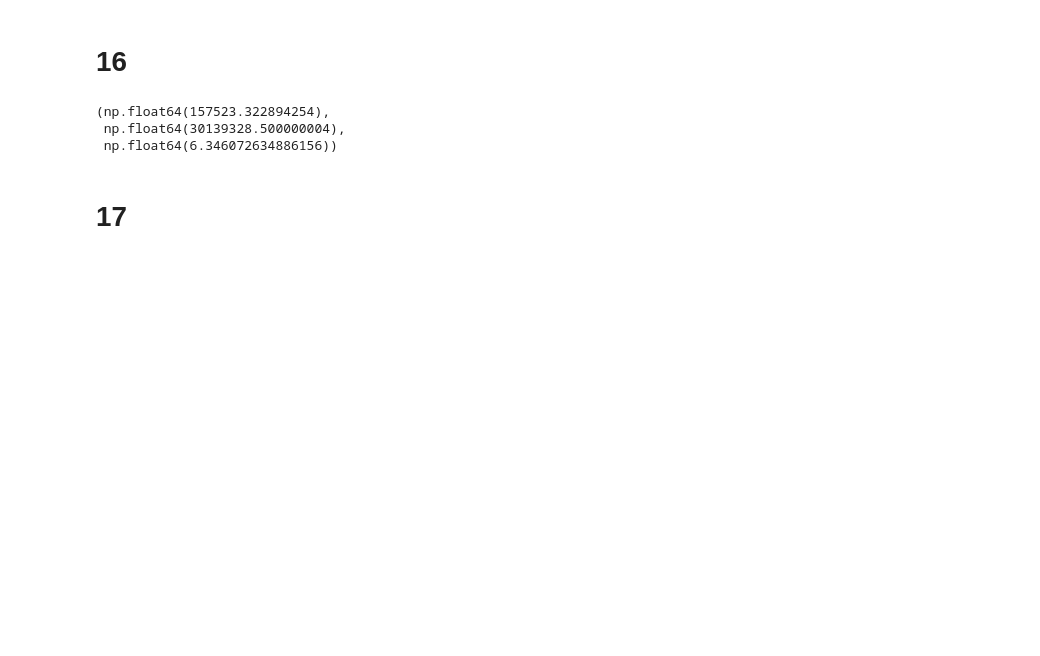
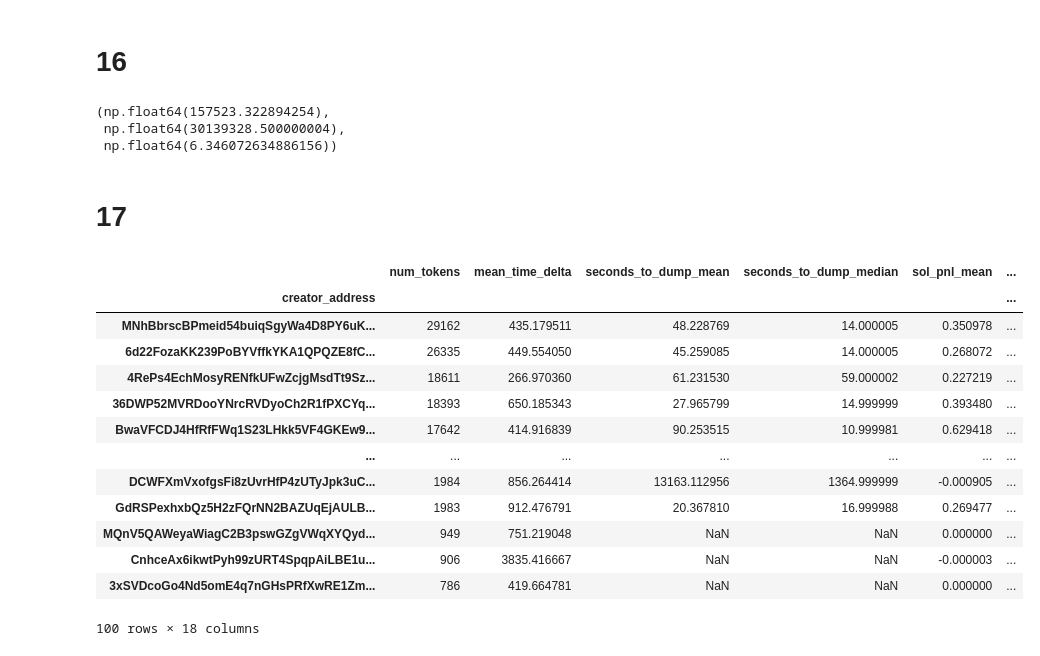
Before and after one commit to Luke-Chesley/PumpFun_Serial_Deployers, a Jupyter notebook: sources.ipynb, the cells around one changed output. Saved outputs shown, nothing was run; the diff lists cells and outputs as text; code cells hidden in the pictures; blank space fills up the shorter version.

```diff
--- a/sources.ipynb
+++ b/sources.ipynb
@@ -905,6 +905,8 @@ import pandas as pd
 
 df = pd.read_csv("data/top100_creators_allcoins.csv")
 df['creation_timestamp'] = pd.to_datetime(df['creation_timestamp'])
+
+value_counts = df.creator_address.value_counts()
 
 def calc_mean_delta(timestamps):
     timestamps = timestamps.sort_values()
@@ -919,9 +921,51 @@ agg_cols = [
 
 stats = df.groupby('creator_address')[agg_cols].agg(['mean', 'median'])
 stats.columns = ['_'.join(col) for col in stats.columns]
+stats['num_tokens'] = value_counts
+
 
 mean_deltas = df.groupby('creator_address')['creation_timestamp'].apply(calc_mean_delta).rename('mean_time_delta')
 
 df = stats.join(mean_deltas)
 
+df = df.sort_values('num_tokens',ascending=False)
+
+df = df[[
+    'num_tokens',
+    'mean_time_delta',
+    'seconds_to_dump_mean',
+ 'seconds_to_dump_median',
+ 'sol_pnl_mean',
+ 'sol_pnl_median',
+ 'usd_pnl_mean',
+ 'usd_pnl_median',
+ 'total_sol_volume_mean',
+ 'total_sol_volume_median',
+ 'total_usd_volume_mean',
+ 'total_usd_volume_median',
+ 'num_swappers_mean',
+ 'num_swappers_median',
+ 'creator_from_sol_swaps_mean',
+ 'creator_from_sol_swaps_median',
+ 'creator_to_sol_swaps_mean',
+ 'creator_to_sol_swaps_median',
+ ]]
+
 df.to_csv("top100_per_coin_stats.csv")
+# %%
+df
+# %% [output]
+|  | num_tokens | mean_time_delta | seconds_to_dump_mean | seconds_to_dump_median | sol_pnl_mean | ... |
+| creator_address |  |  |  |  |  | ... |
+| MNhBbrscBPmeid54buiqSgyWa4D8PY6uK... | 29162 | 435.179511 | 48.228769 | 14.000005 | 0.350978 | ... |
+| 6d22FozaKK239PoBYVffkYKA1QPQZE8fC... | 26335 | 449.554050 | 45.259085 | 14.000005 | 0.268072 | ... |
+| 4RePs4EchMosyRENfkUFwZcjgMsdTt9Sz... | 18611 | 266.970360 | 61.231530 | 59.000002 | 0.227219 | ... |
+| 36DWP52MVRDooYNrcRVDyoCh2R1fPXCYq... | 18393 | 650.185343 | 27.965799 | 14.999999 | 0.393480 | ... |
+| BwaVFCDJ4HfRfFWq1S23LHkk5VF4GKEw9... | 17642 | 414.916839 | 90.253515 | 10.999981 | 0.629418 | ... |
+| ... | ... | ... | ... | ... | ... | ... |
+| DCWFXmVxofgsFi8zUvrHfP4zUTyJpk3uC... | 1984 | 856.264414 | 13163.112956 | 1364.999999 | -0.000905 | ... |
+| GdRSPexhxbQz5H2zFQrNN2BAZUqEjAULB... | 1983 | 912.476791 | 20.367810 | 16.999988 | 0.269477 | ... |
+| MQnV5QAWeyaWiagC2B3pswGZgVWqXYQyd... | 949 | 751.219048 | NaN | NaN | 0.000000 | ... |
+| CnhceAx6ikwtPyh99zURT4SpqpAiLBE1u... | 906 | 3835.416667 | NaN | NaN | -0.000003 | ... |
+| 3xSVDcoGo4Nd5omE4q7nGHsPRfXwRE1Zm... | 786 | 419.664781 | NaN | NaN | 0.000000 | ... |
+100 rows × 18 columns
```
Also changed, not shown: 2 other files.
